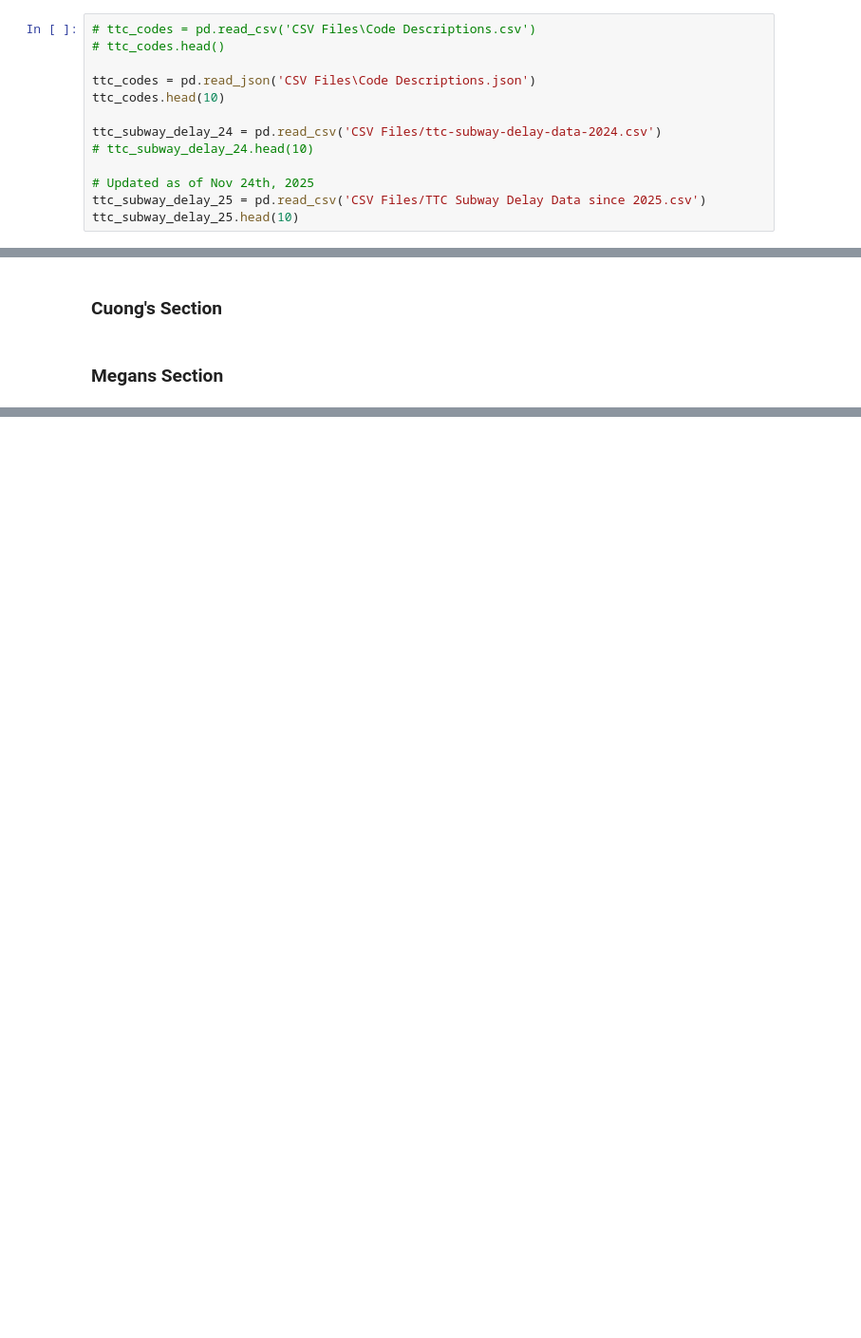
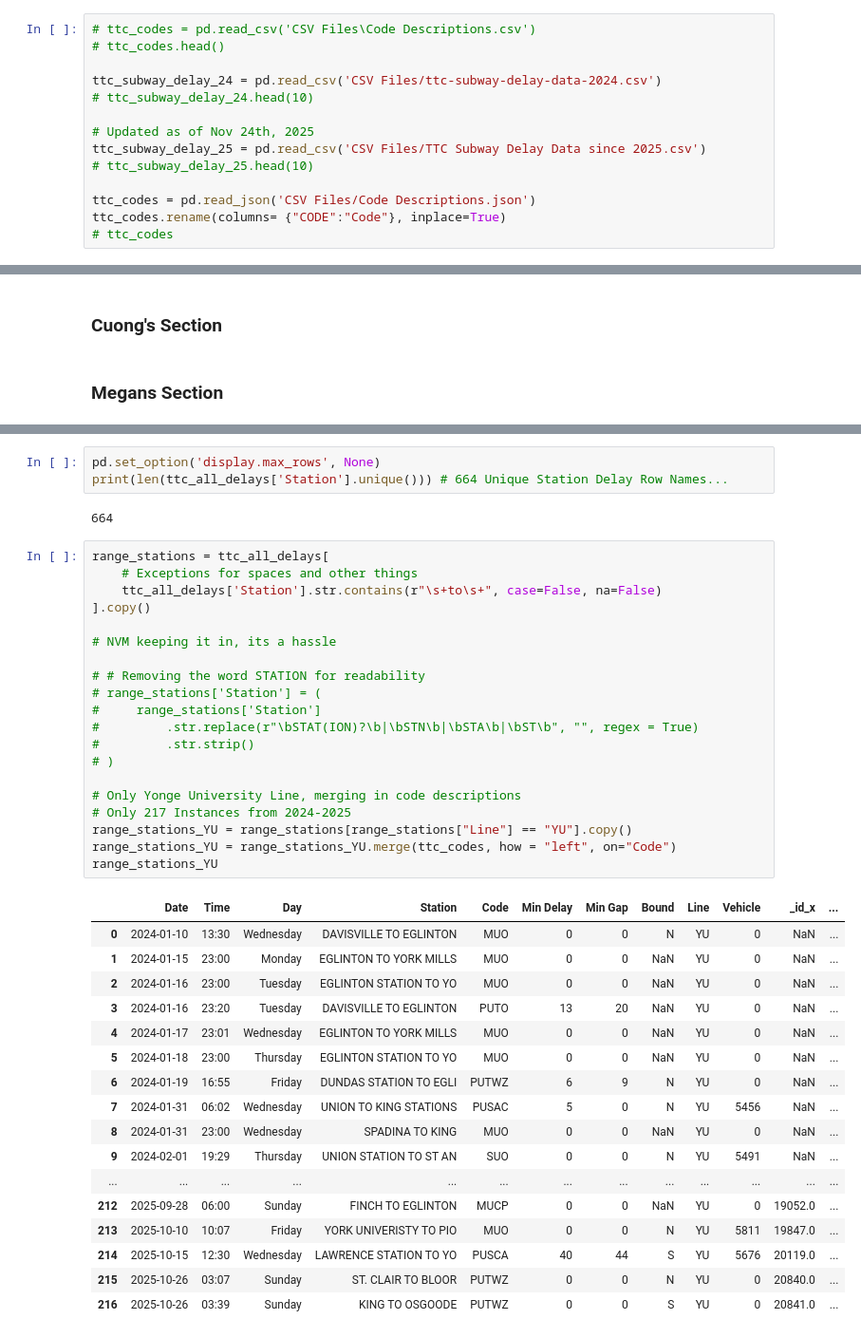
Before and after one commit to Mlep-0524/TTC_Subway_Analysis, a Jupyter notebook: Subway_Analysis.ipynb, the cells around one changed output, grey strips where cells are left out. Shown at 95% size. Drawn from its saved outputs; the diff is of its cells as text; blank space fills up the shorter version.

Commit message:
Line1, Ranged Station Delay Analysis

```diff
--- a/Subway_Analysis.ipynb
+++ b/Subway_Analysis.ipynb
@@ -9,13 +9,14 @@ import seaborn as sns
 # %%
 # ttc_codes = pd.read_csv('CSV Files\Code Descriptions.csv')
 # ttc_codes.head()
-
-ttc_codes = pd.read_json('CSV Files\Code Descriptions.json')
-ttc_codes.head(10)
 
 ttc_subway_delay_24 = pd.read_csv('CSV Files/ttc-subway-delay-data-2024.csv')
 # ttc_subway_delay_24.head(10)
 
 # Updated as of Nov 24th, 2025
 ttc_subway_delay_25 = pd.read_csv('CSV Files/TTC Subway Delay Data since 2025.csv')
-ttc_subway_delay_25.head(10)
+# ttc_subway_delay_25.head(10)
+
+ttc_codes = pd.read_json('CSV Files/Code Descriptions.json')
+ttc_codes.rename(columns= {"CODE":"Code"}, inplace=True)
+# ttc_codes
@@ -53,0 +66,43 @@ ttc_all_delays.head(10)
+# %%
+pd.set_option('display.max_rows', None)
+print(len(ttc_all_delays['Station'].unique())) # 664 Unique Station Delay Row Names...
+# %% [output]
+664
+# %%
+range_stations = ttc_all_delays[
+    # Exceptions for spaces and other things
+    ttc_all_delays['Station'].str.contains(r"\s+to\s+", case=False, na=False)
+].copy()
+
+# NVM keeping it in, its a hassle
+
+# # Removing the word STATION for readability
+# range_stations['Station'] = (
+#     range_stations['Station']
+#         .str.replace(r"\bSTAT(ION)?\b|\bSTN\b|\bSTA\b|\bST\b", "", regex = True)
+#         .str.strip()
+# )
+
+# Only Yonge University Line, merging in code descriptions
+# Only 217 Instances from 2024-2025
+range_stations_YU = range_stations[range_stations["Line"] == "YU"].copy()
+range_stations_YU = range_stations_YU.merge(ttc_codes, how = "left", on="Code")
+range_stations_YU
+# %% [output]
+|  | Date | Time | Day | Station | Code | Min Delay | Min Gap | Bound | Line | Vehicle | _id_x | ... |
+| 0 | 2024-01-10 | 13:30 | Wednesday | DAVISVILLE TO EGLINTON | MUO | 0 | 0 | N | YU | 0 | NaN | ... |
+| 1 | 2024-01-15 | 23:00 | Monday | EGLINTON TO YORK MILLS | MUO | 0 | 0 | NaN | YU | 0 | NaN | ... |
+| 2 | 2024-01-16 | 23:00 | Tuesday | EGLINTON STATION TO YO | MUO | 0 | 0 | NaN | YU | 0 | NaN | ... |
+| 3 | 2024-01-16 | 23:20 | Tuesday | DAVISVILLE TO EGLINTON | PUTO | 13 | 20 | NaN | YU | 0 | NaN | ... |
+| 4 | 2024-01-17 | 23:01 | Wednesday | EGLINTON TO YORK MILLS | MUO | 0 | 0 | NaN | YU | 0 | NaN | ... |
+| 5 | 2024-01-18 | 23:00 | Thursday | EGLINTON STATION TO YO | MUO | 0 | 0 | NaN | YU | 0 | NaN | ... |
+| 6 | 2024-01-19 | 16:55 | Friday | DUNDAS STATION TO EGLI | PUTWZ | 6 | 9 | N | YU | 0 | NaN | ... |
+| 7 | 2024-01-31 | 06:02 | Wednesday | UNION TO KING STATIONS | PUSAC | 5 | 0 | N | YU | 5456 | NaN | ... |
+| 8 | 2024-01-31 | 23:00 | Wednesday | SPADINA TO KING | MUO | 0 | 0 | NaN | YU | 0 | NaN | ... |
+| 9 | 2024-02-01 | 19:29 | Thursday | UNION STATION TO ST AN | SUO | 0 | 0 | N | YU | 5491 | NaN | ... |
+| ... | ... | ... | ... | ... | ... | ... | ... | ... | ... | ... | ... | ... |
+| 212 | 2025-09-28 | 06:00 | Sunday | FINCH TO EGLINTON | MUCP | 0 | 0 | NaN | YU | 0 | 19052.0 | ... |
+| 213 | 2025-10-10 | 10:07 | Friday | YORK UNIVERISTY TO PIO | MUO | 0 | 0 | N | YU | 5811 | 19847.0 | ... |
+| 214 | 2025-10-15 | 12:30 | Wednesday | LAWRENCE STATION TO YO | PUSCA | 40 | 44 | S | YU | 5676 | 20119.0 | ... |
+| 215 | 2025-10-26 | 03:07 | Sunday | ST. CLAIR TO BLOOR | PUTWZ | 0 | 0 | N | YU | 0 | 20840.0 | ... |
+| 216 | 2025-10-26 | 03:39 | Sunday | KING TO OSGOODE | PUTWZ | 0 | 0 | S | YU | 0 | 20841.0 | ... |
```
Also changed, not shown: parts of 7 cells of this notebook.
